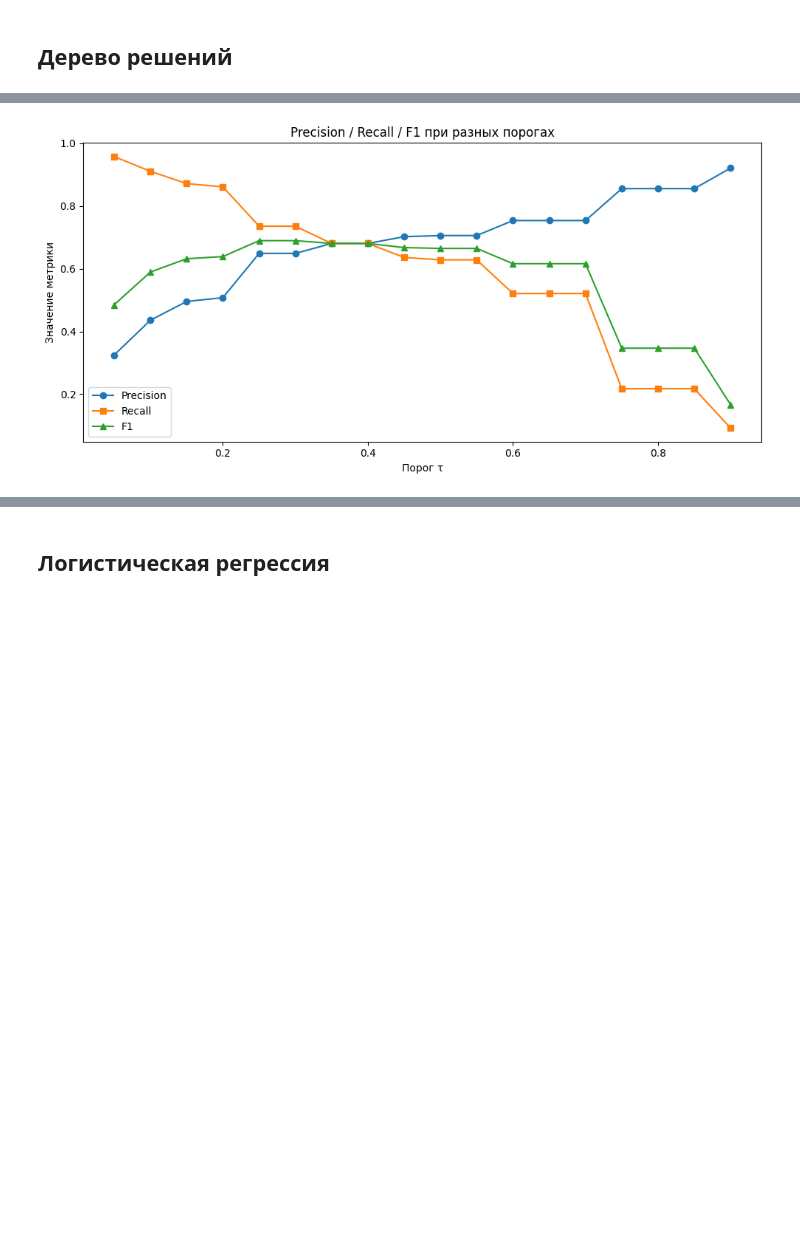
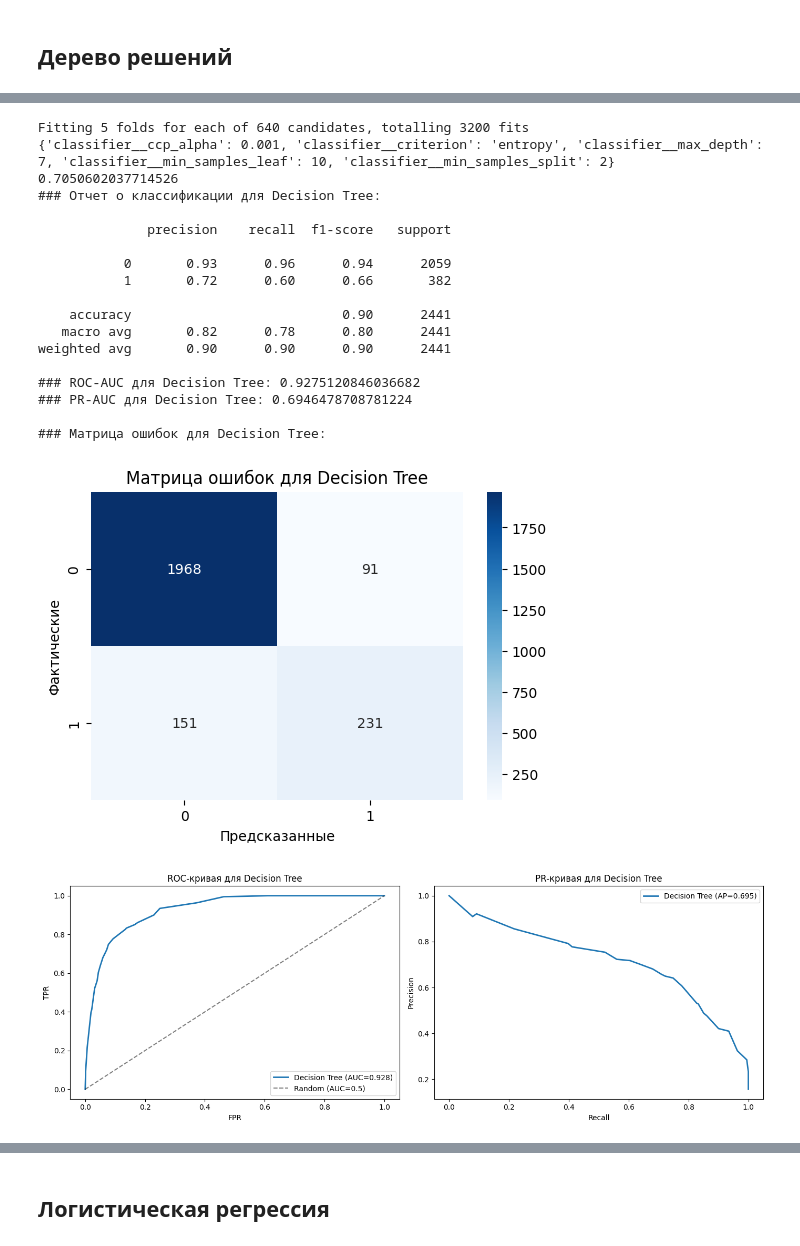
Before and after one commit to rofeleo/ml_hw, a Jupyter notebook: research.ipynb, the cells around one changed output, grey strips where cells are left out. Saved outputs shown, nothing was run; the diff lists cells and outputs as text; code cells hidden in the pictures; blank space fills up the shorter version.

```diff
--- a/research.ipynb
+++ b/research.ipynb
@@ -536,34 +535,43 @@ plt.show()
-# %%
-thresholds = np.arange(0.05, 0.95, 0.05)
-
-df_t = pd.DataFrame(columns=['precision', 'recall', 'f1'])
-
-for threshold in thresholds:
-    y_pred_thresh = (y_prob >= threshold).astype(int)
-    accuracy = accuracy_score(y_test, y_pred_thresh)
-    precision = precision_score(y_test, y_pred_thresh)
-    recall = recall_score(y_test, y_pred_thresh)
-    f1 = f1_score(y_test, y_pred_thresh)
-    roc_auc = roc_auc_score(y_test, y_prob)
-
-    # Use pd.concat instead of the deprecated DataFrame.append
-    new_row = pd.DataFrame([{
-        'threshold': threshold,
-        'precision': precision,
-        'recall': recall,
-        'f1': f1
-    }])
-    df_t = pd.concat([df_t, new_row], ignore_index=True)
-
-fig, ax = plt.subplots(figsize=(10, 5))
-ax.plot(df_t['threshold'], df_t['precision'], 'o-', label='Precision')
-ax.plot(df_t['threshold'], df_t['recall'], 's-', label='Recall')
-ax.plot(df_t['threshold'], df_t['f1'], '^-', label='F1')
-ax.set_xlabel('Порог τ')
-ax.set_ylabel('Значение метрики')
-ax.set_title('Precision / Recall / F1 при разных порогах')
-ax.legend()
-plt.tight_layout()
-plt.show()
-# %% [output]
-[figure, removed]
+# %%
+grid_search = GridSearchCV(
+    estimator=pipeline,
+    param_grid=param_grid,
+    scoring="average_precision",
+    cv=cv,
+    n_jobs=-1,
+    verbose=2,
+    refit=True
+)
+
+grid_search.fit(X_train, y_train)
+
+print(grid_search.best_params_)
+print(grid_search.best_score_)
+
+best_model = grid_search.best_estimator_
+
+y_pred = best_model.predict(X_test)
+y_prob = best_model.predict_proba(X_test)[:, 1]
+
+evaluate_classification_model(y_test, y_pred, y_prob, model_name="Decision Tree")
+# %% [output]
+Fitting 5 folds for each of 640 candidates, totalling 3200 fits
+{'classifier__ccp_alpha': 0.001, 'classifier__criterion': 'entropy', 'classifier__max_depth': 7, 'classifier__min_samples_leaf': 10, 'classifier__min_samples_split': 2}
+0.7050602037714526
+### Отчет о классификации для Decision Tree:
+
+              precision    recall  f1-score   support
+
+           0       0.93      0.96      0.94      2059
+           1       0.72      0.60      0.66       382
+
+    accuracy                           0.90      2441
+   macro avg       0.82      0.78      0.80      2441
+weighted avg       0.90      0.90      0.90      2441
+
+### ROC-AUC для Decision Tree: 0.9275120846036682
+### PR-AUC для Decision Tree: 0.6946478708781224
+
+### Матрица ошибок для Decision Tree:
+[figure, added]
+[figure, added]
```
Also changed, not shown: parts of 22 cells of this notebook.
